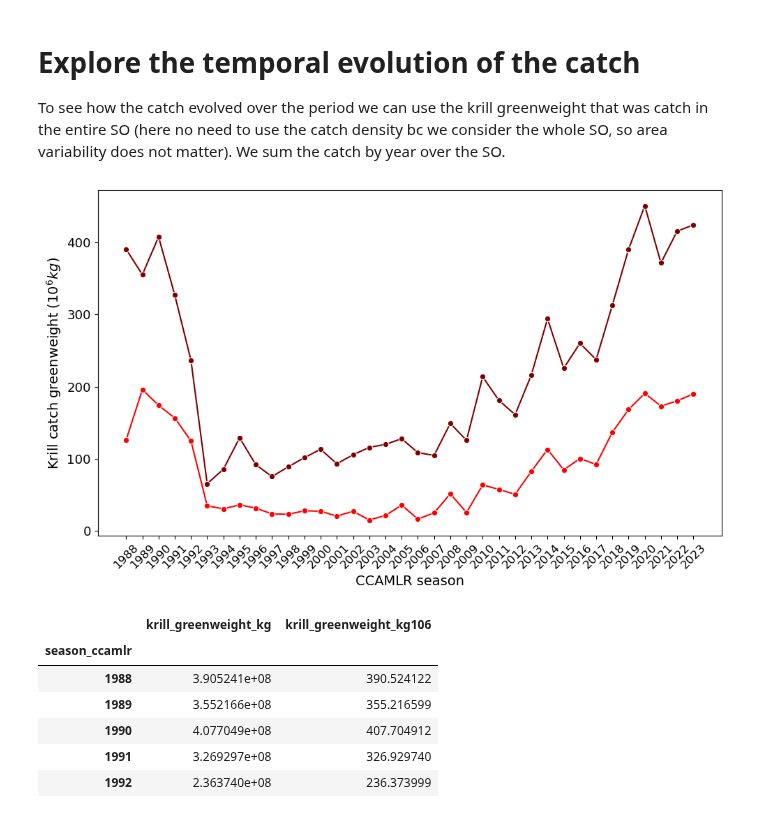
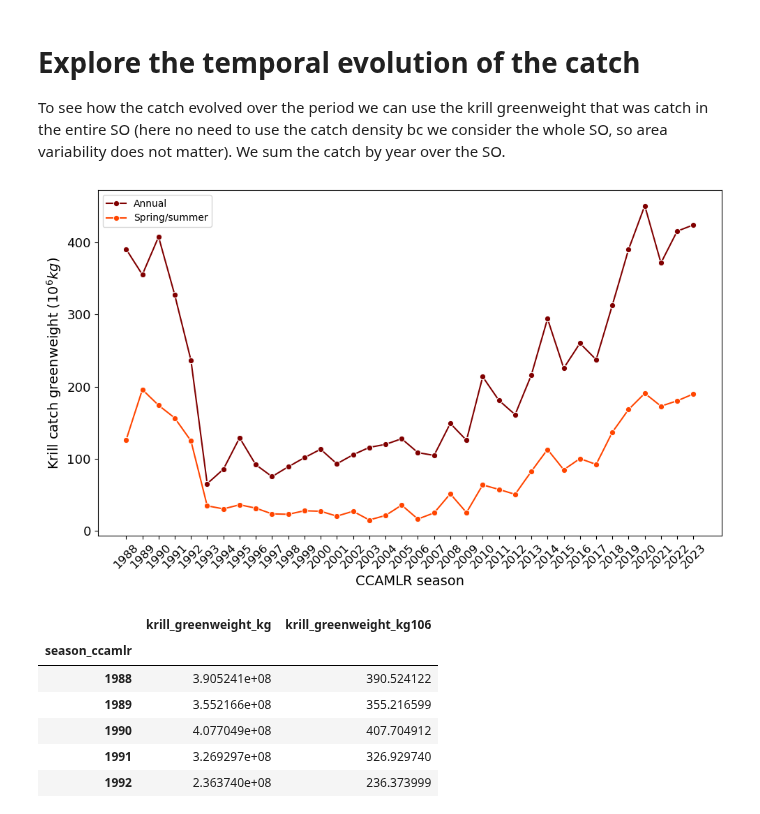
Before and after one commit to AnaelleDurfort/Key_Areas_krill_carbon_sequestration, a Jupyter notebook: data_formating/Krill_catch_data_formating_2.ipynb, the cells around one changed output. Saved outputs shown, nothing was run; the diff lists cells and outputs as text; code cells hidden in the pictures.

Commit message:
make the new figures and some small updates

```diff
--- a/data_formating/Krill_catch_data_formating_2.ipynb
+++ b/data_formating/Krill_catch_data_formating_2.ipynb
@@ -81,23 +81,23 @@ temp_evo_summer['krill_greenweight_kg106'] = temp_evo_summer['krill_greenweight_
 # %%
 # Si l'index est temporel (datetime ou années), tu peux faire :
 plt.figure(figsize=(10, 6))
 
-sns.lineplot(data=temp_evo, x=temp_evo.index, y='krill_greenweight_kg106', marker='o', color = 'maroon')
-sns.lineplot(data=temp_evo_summer, x=temp_evo_summer.index, y='krill_greenweight_kg106', marker='o', color = 'red')
+sns.lineplot(data=temp_evo, x=temp_evo.index, y='krill_greenweight_kg106', marker='o', color = 'maroon', label="Annual")
+sns.lineplot(data=temp_evo_summer, x=temp_evo_summer.index, y='krill_greenweight_kg106', marker='o', color = 'orangered', label="Spring/summer")
 
-
+plt.legend()
 plt.xlabel("CCAMLR season", fontsize=14)
 plt.ylabel("Krill catch greenweight ($10^6 kg$)", fontsize=14)
 plt.xticks(temp_evo.index, rotation=45, fontsize=12)
 plt.yticks(fontsize=13)
 plt.title("")
 plt.tight_layout()
 
-# plt.savefig('./figures/temp_evo_catch.png',bbox_inches='tight', dpi=300)
+# plt.savefig('./figures/temp_evo_catch_summer.png',bbox_inches='tight', dpi=300)
 
 plt.show()
 # %% [output]
-[figure, old version]
+[figure, new version]
 # %%
 display(temp_evo, temp_evo_summer)
 # %% [output]
```
Also changed, not shown: parts of 2 cells of this notebook, 3 other files.
